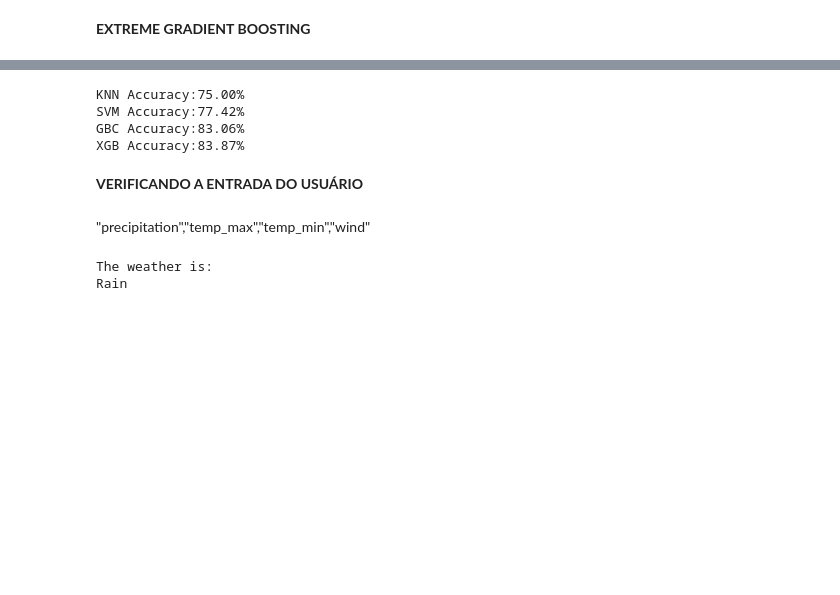
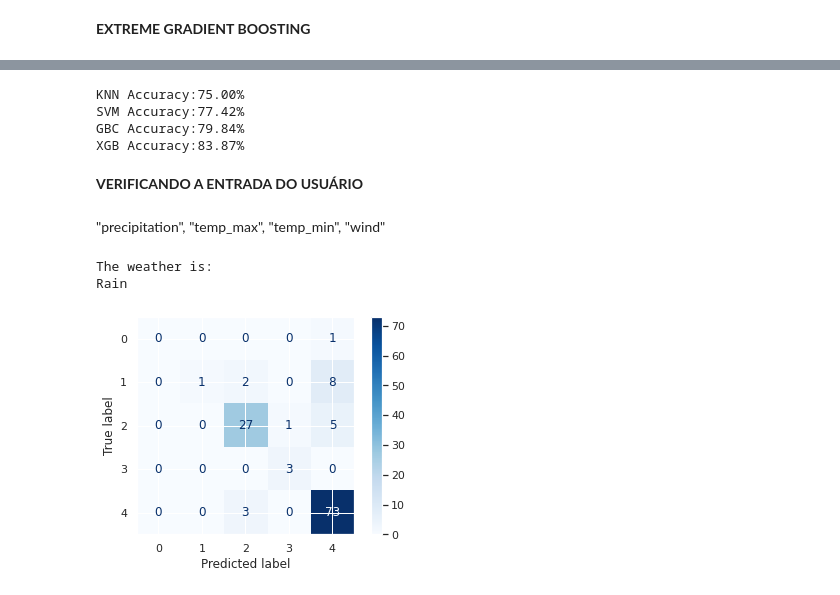
Before and after one commit to kperes/Colab_Weather_Prediction, a Jupyter notebook: Weather_prediction_Ensemble_Methods.ipynb, the cells around one changed output, grey strips where cells are left out. Drawn from its saved outputs; the diff is of its cells as text; code cells hidden in the pictures; blank space fills up the shorter version.

```diff
--- a/Weather_prediction_Ensemble_Methods.ipynb
+++ b/Weather_prediction_Ensemble_Methods.ipynb
@@ -39,5 +34,5 @@ Drive already mounted at /content/gdrive; to attempt to forcibly remount, call d
 # %%
-data=pd.read_csv("/content/gdrive/MyDrive/DataSet/seattle-weather.csv")
+data=pd.read_csv("https://raw.githubusercontent.com/kperes/Colab_Weather_Prediction/main/seattle-weather.csv")
 # %% [markdown]
 **ANALISANDO O CONJUNTO DE DADOS**
 
@@ -331,12 +378,12 @@ print("XGB Accuracy:{:.2f}%".format(xgb.score(x_test,y_test)*100))
 # %% [output]
 KNN Accuracy:75.00%
 SVM Accuracy:77.42%
-GBC Accuracy:83.06%
+GBC Accuracy:79.84%
 XGB Accuracy:83.87%
 # %% [markdown]
 **VERIFICANDO A ENTRADA DO USUÁRIO**
 # %% [markdown]
-"precipitation","temp_max","temp_min","wind"
+"precipitation", "temp_max", "temp_min", "wind"
 # %%
 input=[[1.140175,8.9,2.8,2.469818]]
 ot=xgb.predict(input)
@@ -354,3 +401,8 @@ else:
 # %% [output]
 The weather is:
 Rain
+# %%
+plot_confusion_matrix(xgb, x_test, y_test, cmap=plt.cm.Blues)
+plt.show()
+# %% [output]
+[figure, added]
```
Also changed, not shown: parts of 7 cells of this notebook.
